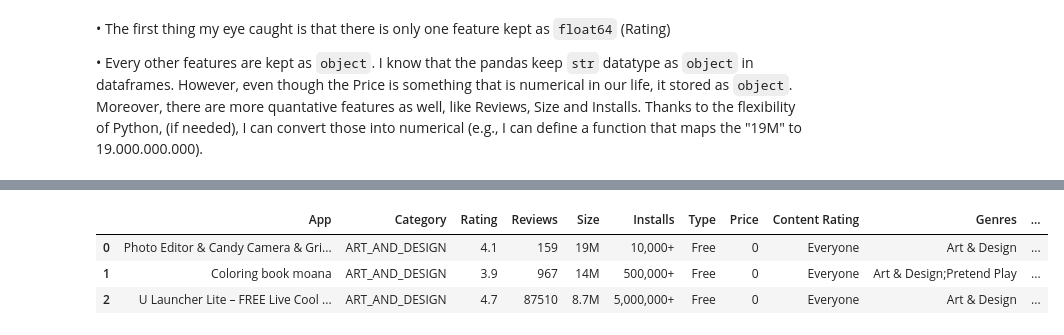
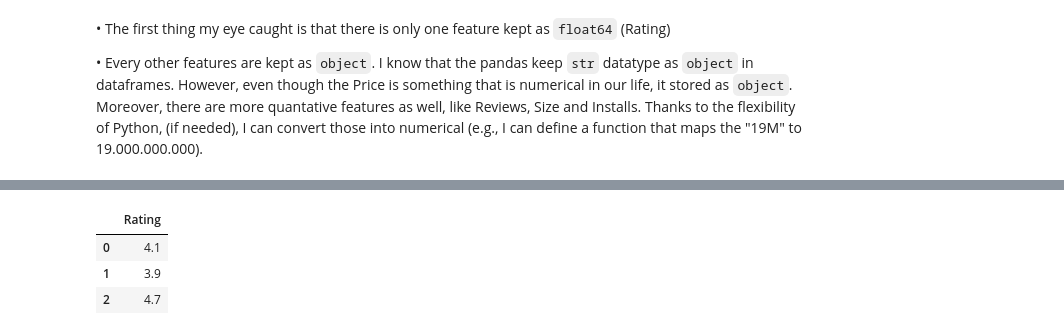
Before and after one commit to emredemirbas/google-playstore-eda, a Jupyter notebook: google_play_store_eda.ipynb, the cells around one changed output, grey strips where cells are left out. Cells and saved outputs as stored; diff of their text form; code cells hidden in the pictures.

Commit message:
Missing values are checked, data types are identified & analyzed, and categorical & numerical columns are inspected

```diff
--- a/google_play_store_eda.ipynb
+++ b/google_play_store_eda.ipynb
@@ -198,9 +219,0 @@ However, Price is not the only problematic column for 10472nd sample. Also categ
-# %%
-# Find the invalid of wrong sample
-index_of_invalid_sample = google_play_store_df.index[google_play_store_df["Price"] == "Everyone"].to_list()[0]
-
-# Remove this invalid sample from dataframe
-google_play_store_df = google_play_store_df.drop(index_of_invalid_sample, axis='index')
-# %%
-# Change dtype of Reviews column to int
-google_play_store_df["Reviews"] = google_play_store_df["Reviews"].astype(int)
@@ -206,0 +222,4 @@ google_play_store_df["Reviews"] = google_play_store_df["Reviews"].astype(int)
+# %%
+# Create list of numerical and categorical columns
+numerical_columns = google_play_store_df.select_dtypes(include="number").columns.to_list()
+categorical_columns = google_play_store_df.select_dtypes(exclude="number").columns.to_list()
@@ -207,7 +245,7 @@ google_play_store_df["Reviews"] = google_play_store_df["Reviews"].astype(int)
 # %%
-google_play_store_df.head(3)
+google_play_store_df[numerical_columns].head(3)
 # %% [output]
-|  | App | Category | Rating | Reviews | Size | Installs | Type | Price | Content Rating | Genres | ... |
-| 0 | Photo Editor & Candy Camera & Gri... | ART_AND_DESIGN | 4.1 | 159 | 19M | 10,000+ | Free | 0 | Everyone | Art & Design | ... |
-| 1 | Coloring book moana | ART_AND_DESIGN | 3.9 | 967 | 14M | 500,000+ | Free | 0 | Everyone | Art & Design;Pretend Play | ... |
-| 2 | U Launcher Lite – FREE Live Cool ... | ART_AND_DESIGN | 4.7 | 87510 | 8.7M | 5,000,000+ | Free | 0 | Everyone | Art & Design | ... |
+|  | Rating |
+| 0 | 4.1 |
+| 1 | 3.9 |
+| 2 | 4.7 |
```
Also changed, not shown: parts of 28 cells of this notebook.
